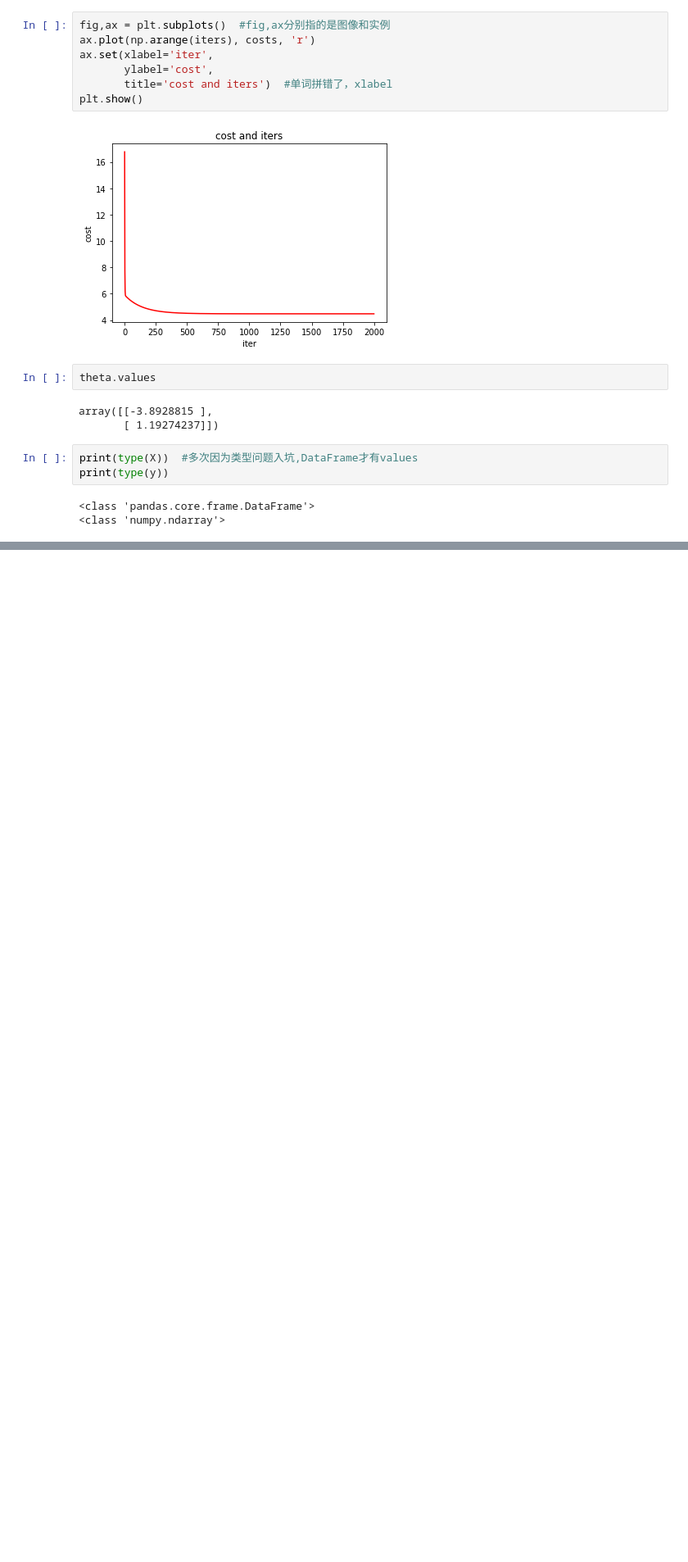
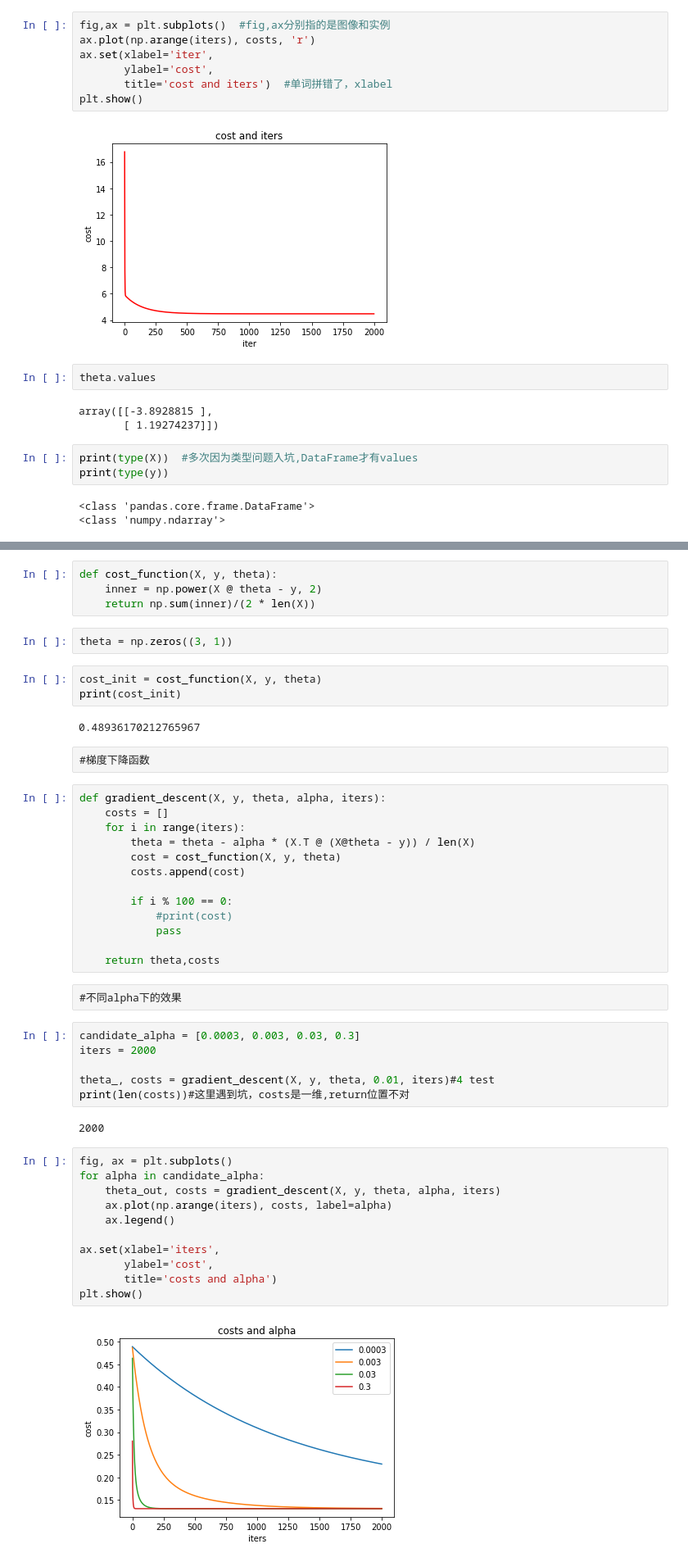
Before and after one commit to yahuuu/ML_exercise, a Jupyter notebook: ex1_20190118.ipynb, the cells around one changed output, grey strips where cells are left out. Shown at 82% size. Saved outputs shown, nothing was run; the diff lists cells and outputs as text; blank space fills up the shorter version.

```diff
--- a/ex1_20190118.ipynb
+++ b/ex1_20190118.ipynb
@@ -204,0 +323,49 @@ plt.show()
+# %%
+def cost_function(X, y, theta):
+    inner = np.power(X @ theta - y, 2)
+    return np.sum(inner)/(2 * len(X))
+# %%
+theta = np.zeros((3, 1))
+# %%
+cost_init = cost_function(X, y, theta)
+print(cost_init)
+# %% [output]
+0.48936170212765967
+# %% [raw]
+#梯度下降函数
+# %%
+def gradient_descent(X, y, theta, alpha, iters):
+    costs = []
+    for i in range(iters):
+        theta = theta - alpha * (X.T @ (X@theta - y)) / len(X)
+        cost = cost_function(X, y, theta)
+        costs.append(cost)
+
+        if i % 100 == 0:
+            #print(cost)
+            pass
+
+    return theta,costs
+# %% [raw]
+#不同alpha下的效果
+# %%
+candidate_alpha = [0.0003, 0.003, 0.03, 0.3]
+iters = 2000
+
+theta_, costs = gradient_descent(X, y, theta, 0.01, iters)#4 test
+print(len(costs))#这里遇到坑，costs是一维,return位置不对
+# %% [output]
+2000
+# %%
+fig, ax = plt.subplots()
+for alpha in candidate_alpha:
+    theta_out, costs = gradient_descent(X, y, theta, alpha, iters)
+    ax.plot(np.arange(iters), costs, label=alpha)
+    ax.legend()
+
+ax.set(xlabel='iters',
+       ylabel='cost',
+       title='costs and alpha')
+plt.show()
+# %% [output]
+[figure, added]
```
Also changed, not shown: parts of 25 cells of this notebook.
